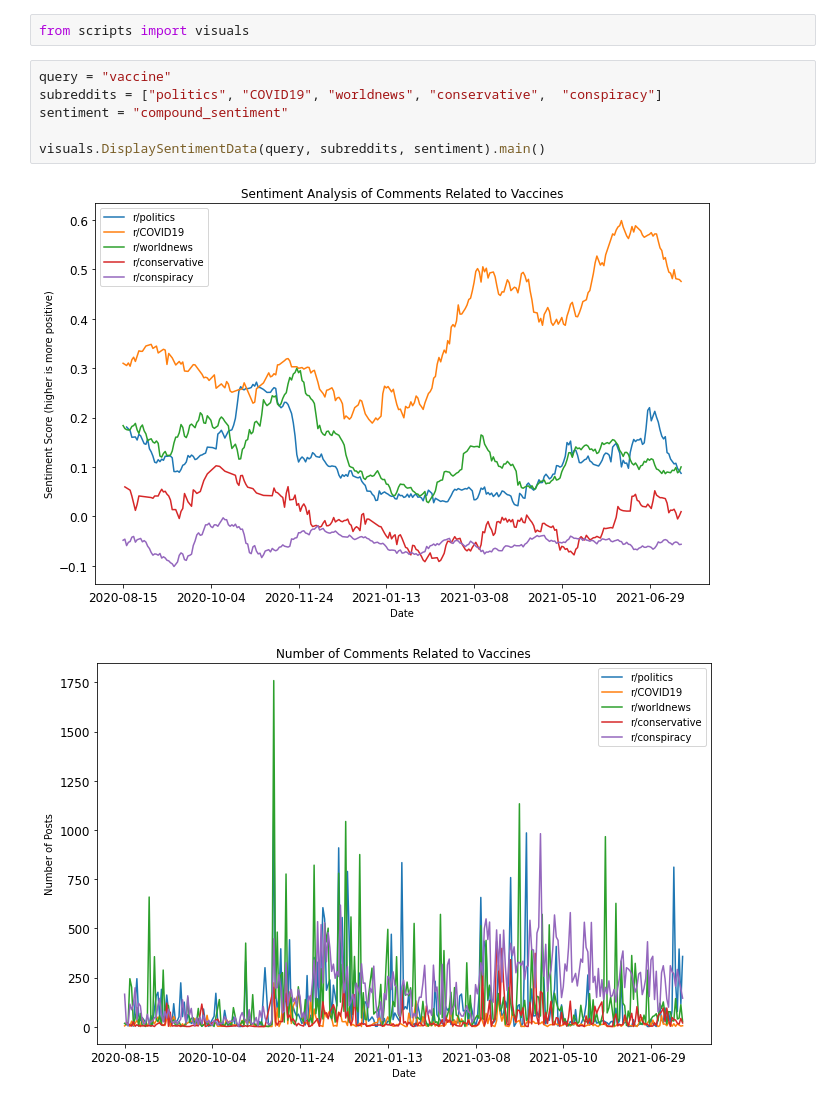
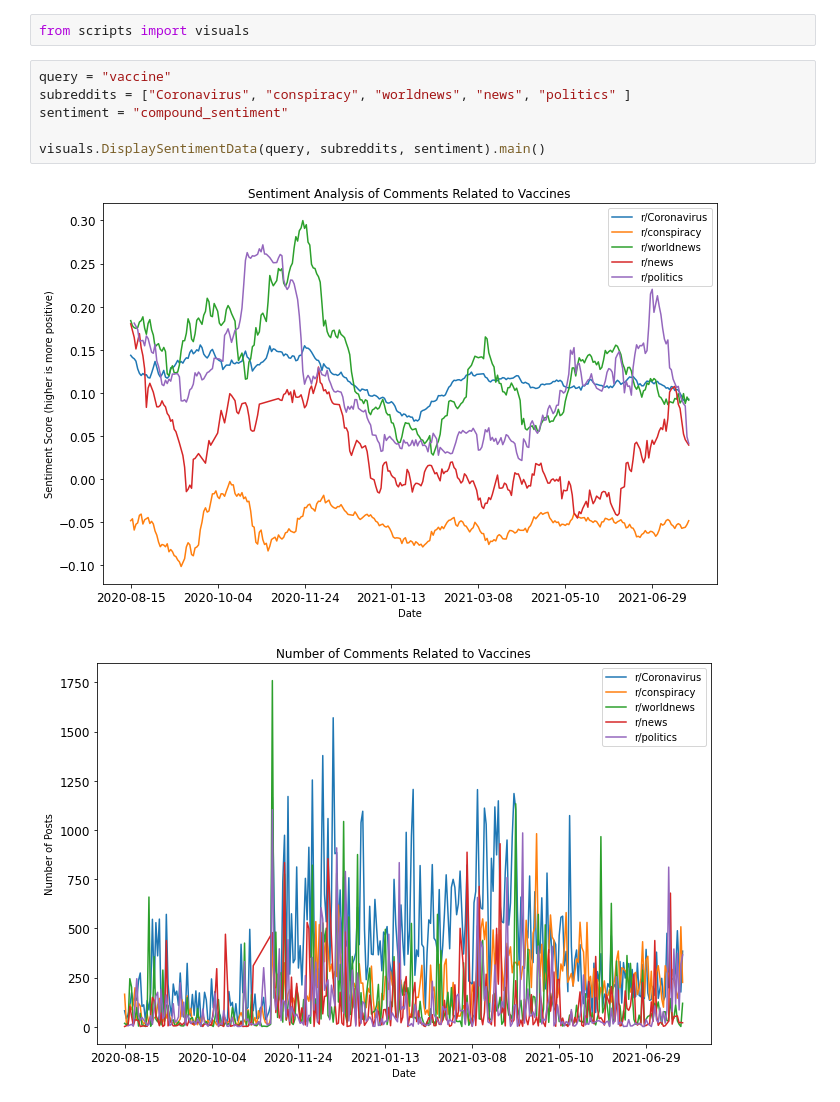
Before and after one commit to miRNA183/subreddit_sentiment_analysis, a Jupyter notebook: 02 - sentiment_analysis.ipynb, the cells around one changed output. Cells and saved outputs as stored; diff of their text form.

```diff
--- a/02 - sentiment_analysis.ipynb
+++ b/02 - sentiment_analysis.ipynb
@@ -2,10 +2,10 @@
 from scripts import visuals
 # %%
 query = "vaccine"
-subreddits = ["politics", "COVID19", "worldnews", "conservative",  "conspiracy"]
+subreddits = ["Coronavirus", "conspiracy", "worldnews", "news", "politics" ]
 sentiment = "compound_sentiment"
 
 visuals.DisplaySentimentData(query, subreddits, sentiment).main()
 # %% [output]
-[figure, old version]
+[figure, new version]
-[figure, old version]
+[figure, new version]
```
Also changed, not shown: 2 other files.
